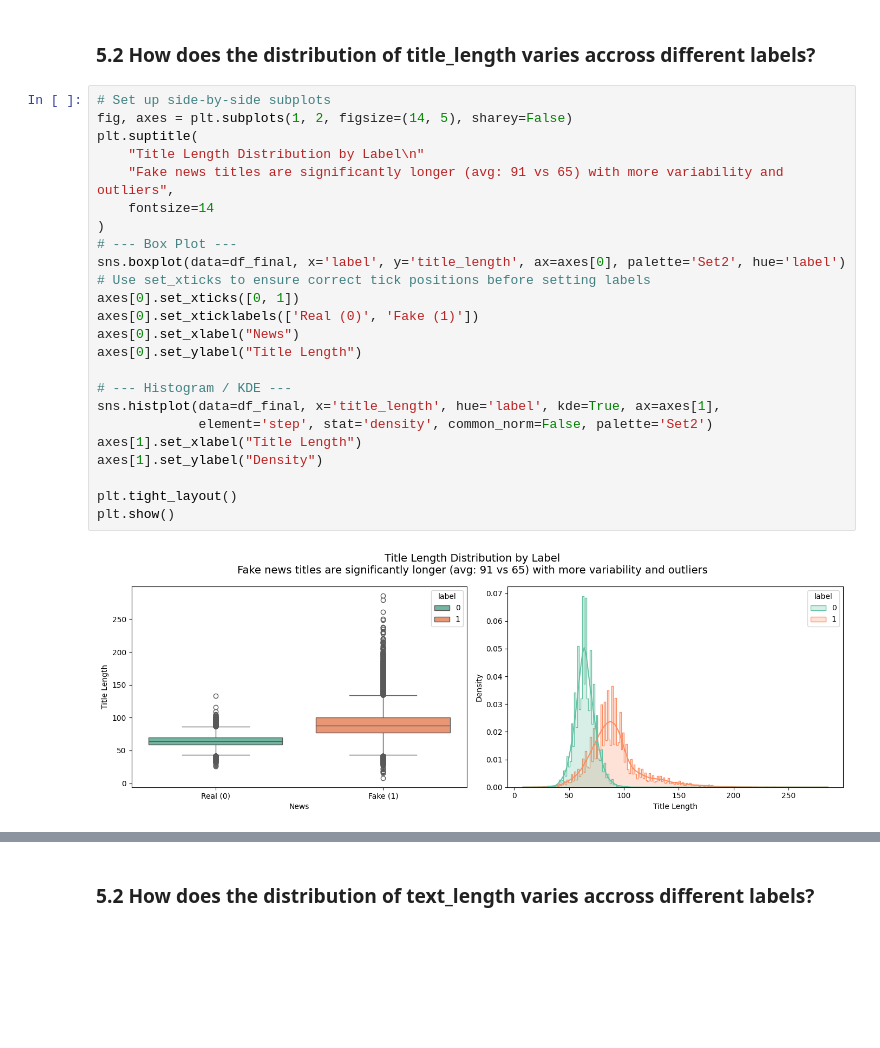
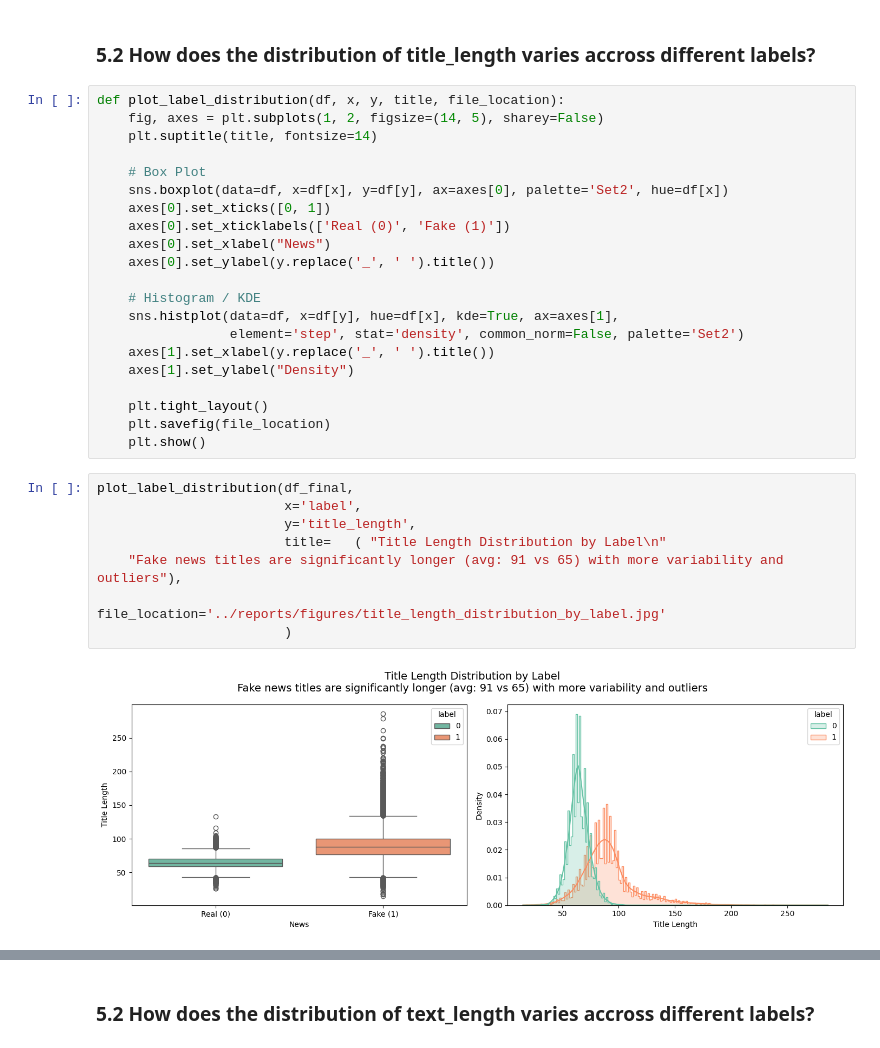
Before and after one commit to regmi-keshav/misinfo-detector, a Jupyter notebook: notebooks/eda.ipynb, the cells around one changed output, grey strips where cells are left out. Drawn from its saved outputs; the diff is of its cells as text; blank space fills up the shorter version.

```diff
--- a/notebooks/eda.ipynb
+++ b/notebooks/eda.ipynb
@@ -300,31 +429,36 @@ array(['left-news', 'politics', 'Government News', 'News', 'US_News',
 # %% [markdown]
 ### 5.2 How does the distribution of title_length varies accross different labels?
 # %%
-# Set up side-by-side subplots
-fig, axes = plt.subplots(1, 2, figsize=(14, 5), sharey=False)
-plt.suptitle(
-    "Title Length Distribution by Label\n"
-    "Fake news titles are significantly longer (avg: 91 vs 65) with more variability and outliers",
-    fontsize=14
-)
-# --- Box Plot ---
-sns.boxplot(data=df_final, x='label', y='title_length', ax=axes[0], palette='Set2', hue='label')
-# Use set_xticks to ensure correct tick positions before setting labels
-axes[0].set_xticks([0, 1])
-axes[0].set_xticklabels(['Real (0)', 'Fake (1)'])
-axes[0].set_xlabel("News")
-axes[0].set_ylabel("Title Length")
+def plot_label_distribution(df, x, y, title, file_location):
+    fig, axes = plt.subplots(1, 2, figsize=(14, 5), sharey=False)
+    plt.suptitle(title, fontsize=14)
 
-# --- Histogram / KDE ---
-sns.histplot(data=df_final, x='title_length', hue='label', kde=True, ax=axes[1],
-             element='step', stat='density', common_norm=False, palette='Set2')
-axes[1].set_xlabel("Title Length")
-axes[1].set_ylabel("Density")
+    # Box Plot
+    sns.boxplot(data=df, x=df[x], y=df[y], ax=axes[0], palette='Set2', hue=df[x])
+    axes[0].set_xticks([0, 1])
+    axes[0].set_xticklabels(['Real (0)', 'Fake (1)'])
+    axes[0].set_xlabel("News")
+    axes[0].set_ylabel(y.replace('_', ' ').title())
 
-plt.tight_layout()
-plt.show()
+    # Histogram / KDE
+    sns.histplot(data=df, x=df[y], hue=df[x], kde=True, ax=axes[1],
+                 element='step', stat='density', common_norm=False, palette='Set2')
+    axes[1].set_xlabel(y.replace('_', ' ').title())
+    axes[1].set_ylabel("Density")
+
+    plt.tight_layout()
+    plt.savefig(file_location)
+    plt.show()
-# %% [output]
-[figure, removed]
+# %%
+plot_label_distribution(df_final,
+                        x='label',
+                        y='title_length',
+                        title=   ( "Title Length Distribution by Label\n"
+    "Fake news titles are significantly longer (avg: 91 vs 65) with more variability and outliers"),
+                        file_location='../reports/figures/title_length_distribution_by_label.jpg'
+                        )
+# %% [output]
+[figure, added]
 # %%
 print(df_final.groupby('label')['title_length'].describe())
 # %% [output]
```
Also changed, not shown: parts of 83 cells of this notebook, 15 other files.
